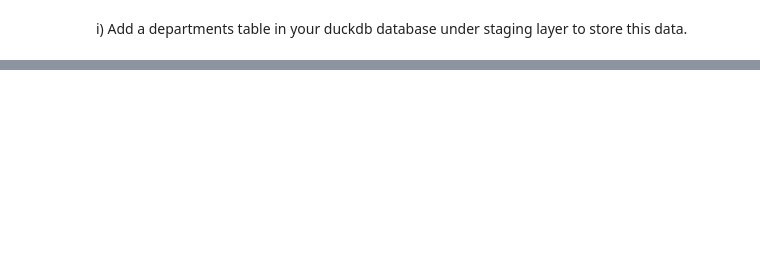
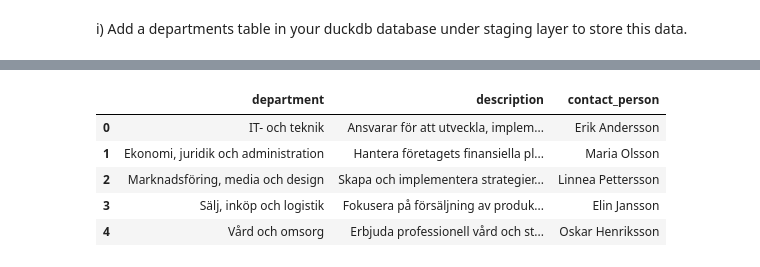
Before and after one commit to ponagr/ai_engineering_pontus_agren_grundstrom, a Jupyter notebook: exercises/3_pydantic/2_simulate_company.ipynb, the cells around one changed output, grey strips where cells are left out. Saved outputs shown, nothing was run; the diff lists cells and outputs as text; code cells hidden in the pictures; blank space fills up the shorter version.

```diff
--- a/exercises/3_pydantic/2_simulate_company.ipynb
+++ b/exercises/3_pydantic/2_simulate_company.ipynb
@@ -53,2 +161,30 @@ g) Load this data into a staging layer and store this into a table called employ
 # %% [markdown]
 h) Use gemini to simulate departments data. There should be same departments as those you had in task b. Also add a description field and a contact person.
+# %%
+prompt = f"""
+Simulate data for the following departments: {df["department"].unique()}. with the following fields: department, description, contact_person.
+
+The data should contain the department name, a description for the department, and a contact person for the department.
+
+For the description and department_name i want you to use swedish words and sentences.
+For contact_person i want the full name (first_name + last_name) from the person with the highest monthly_salary for each department: {db.query("SELECT first_name, last_name, department, monthly_salary FROM df")}
+
+Example output in json-format:
+    {{
+        "department": "IT- och teknik"
+        "description": "(ge en tydlig och kortfattad beskrivning av vad IT- och teknik innebär)"
+        "contact_person": "Erik Andersson"
+    }}
+
+Give me only output in json format.
+NOT markdown.
+
+"""
+
+load_dotenv()
+client = genai.Client(api_key=os.getenv("GOOGLE_API_KEY"))
+
+response = client.models.generate_content(
+    model="gemini-2.5-flash", contents=prompt
+)
+print(response.text)
@@ -56,0 +370,17 @@ i) Add a departments table in your duckdb database under staging layer to store
+# %%
+with open("output_data/department_response.json", "w", encoding="utf-8") as file:
+    file.write(departments_response.model_dump_json(indent=2))
+# %%
+with open("output_data/department_response.json", "r", encoding="utf-8") as file:
+    data = json.load(file)
+
+results = data["results"]
+df = pd.DataFrame(results)
+df.head()
+# %% [output]
+|  | department | description | contact_person |
+| 0 | IT- och teknik | Ansvarar för att utveckla, implem... | Erik Andersson |
+| 1 | Ekonomi, juridik och administration | Hantera företagets finansiella pl... | Maria Olsson |
+| 2 | Marknadsföring, media och design | Skapa och implementera strategier... | Linnea Pettersson |
+| 3 | Sälj, inköp och logistik | Fokusera på försäljning av produk... | Elin Jansson |
+| 4 | Vård och omsorg | Erbjuda professionell vård och st... | Oskar Henriksson |
```
Also changed, not shown: parts of 21 cells of this notebook, 4 other files.
